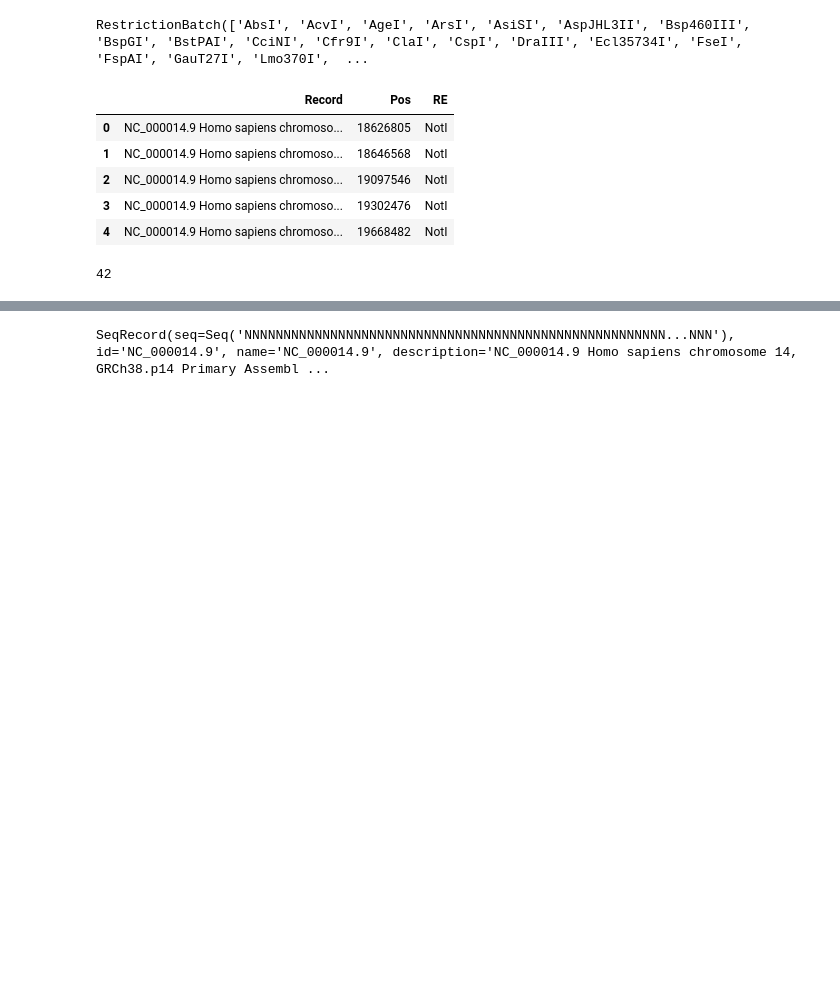
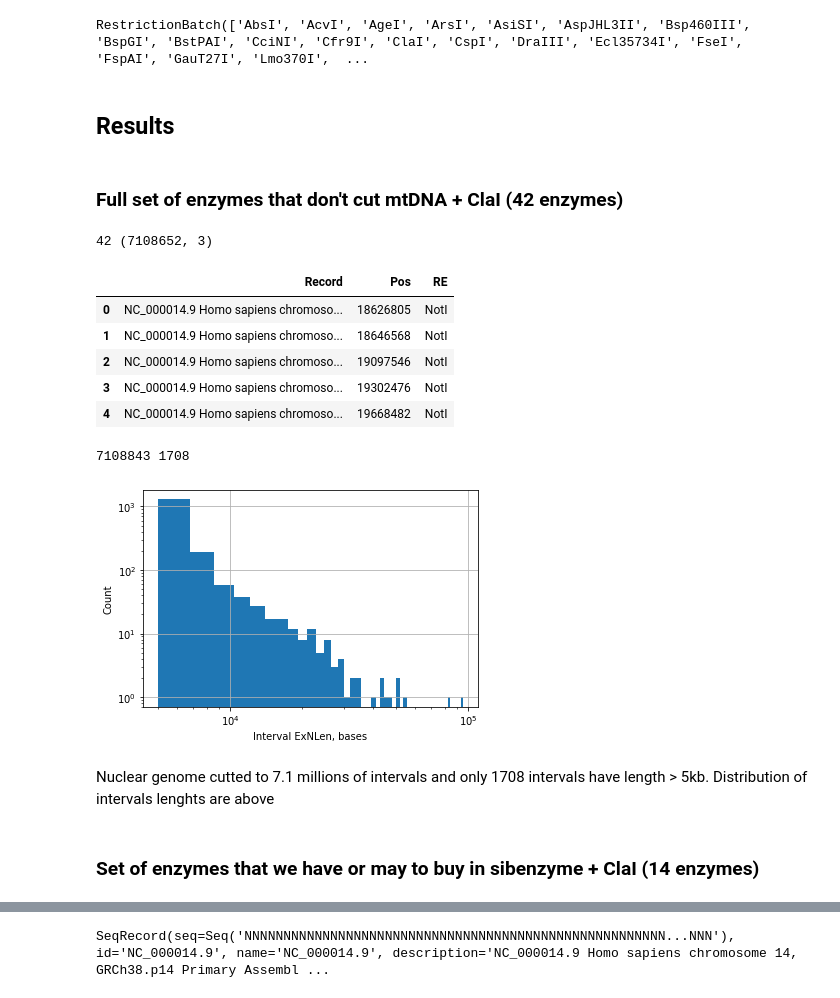
Before and after one commit to mitoclub/OldMenGenetics, a Jupyter notebook: restrictase_search/notebooks/find_re2.ipynb, the cells around one changed output, grey strips where cells are left out. Saved outputs shown, nothing was run; the diff lists cells and outputs as text; code cells hidden in the pictures; blank space fills up the shorter version.

```diff
--- a/restrictase_search/notebooks/find_re2.ipynb
+++ b/restrictase_search/notebooks/find_re2.ipynb
@@ -296,17 +275,19 @@ if False:
 
     cutpos = pd.DataFrame(data_cutpos)
     cutpos.to_csv("../data/interim/cutpos.csv", index=None)
+# %% [markdown]
+## Results
+# %% [markdown]
+### Full set of enzymes that don't cut mtDNA + ClaI (42 enzymes)
 # %%
 cutpos = pd.read_csv("../data/interim/cutpos.csv")
+print(cutpos.RE.nunique(), cutpos.shape)
 cutpos.head()
 # %% [output]
+42 (7108652, 3)
 |  | Record | Pos | RE |
 | 0 | NC_000014.9 Homo sapiens chromoso... | 18626805 | NotI |
 | 1 | NC_000014.9 Homo sapiens chromoso... | 18646568 | NotI |
 | 2 | NC_000014.9 Homo sapiens chromoso... | 19097546 | NotI |
 | 3 | NC_000014.9 Homo sapiens chromoso... | 19302476 | NotI |
 | 4 | NC_000014.9 Homo sapiens chromoso... | 19668482 | NotI |
-# %%
-cutpos.RE.nunique()
-# %% [output]
-42
@@ -318,0 +294,31 @@ with Pool(threads) as p:
+# %%
+data_intervals = []
+threads = 24
+human_genome = iterate_over_records("../data/external/GCF_000001405.40/ncbi_dataset/data/GCF_000001405.40/")
+with Pool(threads) as p:
+    pre_data_intervals = p.map(partial(extract_intervals_from_one_record, cutpos=cutpos), human_genome)
+
+data_intervals = []
+for xx in pre_data_intervals:
+    for x in xx:
+        data_intervals.append(x)
+
+intervals = pd.DataFrame(data_intervals)
+intervals["Nshare"] = (intervals.Ncount / intervals.Lenght).fillna(0)
+intervals["ExNLen"] = (intervals.Lenght - intervals.Ncount).fillna(0)
+
+intervals[(intervals.ExNLen > 5000)].sort_values("Lenght")
+print(intervals.shape[0], intervals[(intervals.ExNLen > 5000)].shape[0])
+intervals[(intervals.ExNLen > 5000)].ExNLen.hist(bins=50)
+plt.yscale("log")
+plt.xscale("log")
+plt.xlabel("Interval ExNLen, bases")
+plt.ylabel("Count")
+plt.show()
+# %% [output]
+7108843 1708
+[figure, added]
+# %% [markdown]
+Nuclear genome cutted to 7.1 millions of intervals and only 1708 intervals have length > 5kb. Distribution of intervals lenghts are above
+# %% [markdown]
+### Set of enzymes that we have or may to buy in sibenzyme + ClaI (14 enzymes)
```
Also changed, not shown: parts of 15 cells of this notebook.
